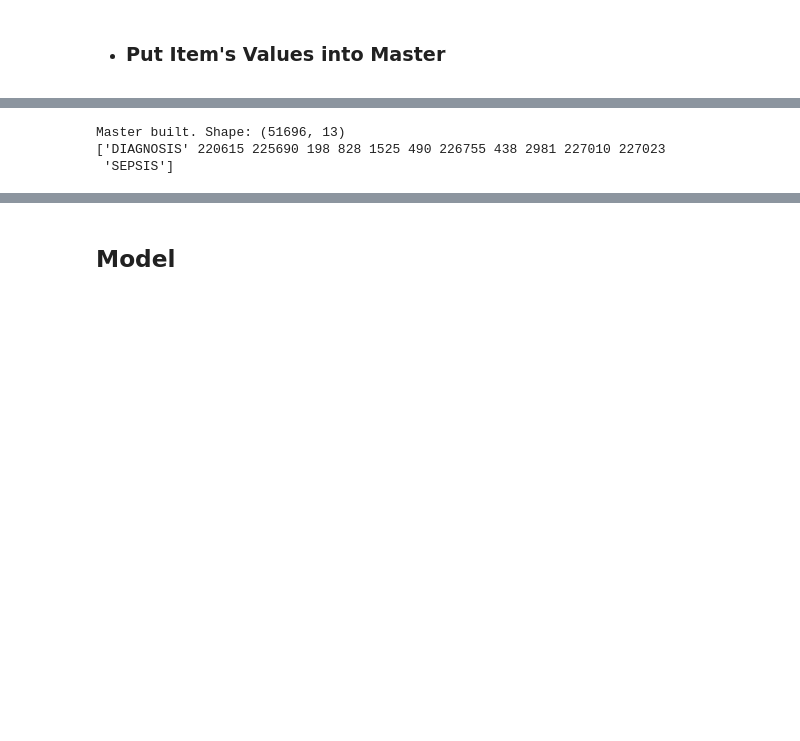
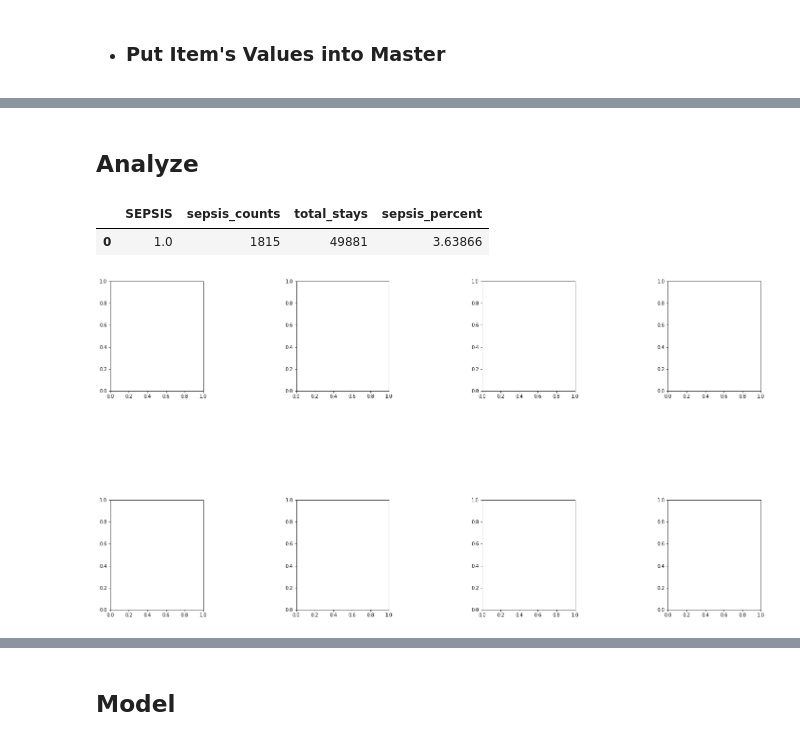
Before and after one commit to TCSS-555-Machine-Learning/Project-3-Sepsis, a Jupyter notebook: Sepsis.ipynb, the cells around one changed output, grey strips where cells are left out. Drawn from its saved outputs; the diff is of its cells as text; code cells hidden in the pictures; blank space fills up the shorter version.

```diff
--- a/Sepsis.ipynb
+++ b/Sepsis.ipynb
@@ -147,10 +180,0 @@ master = master.reindex(columns= cols).reset_index()
-# %%
-# remove unnecessary columns
-master.drop(['ICUSTAY_ID','HADM_ID','SUBJECT_ID', ], axis=1, inplace=True)
-# print(master.head(2))
-print('Master built. Shape: {}'.format(master.shape))
-print(master.columns.values)
-# %% [output]
-Master built. Shape: (51696, 13)
-['DIAGNOSIS' 220615 225690 198 828 1525 490 226755 438 2981 227010 227023
- 'SEPSIS']
@@ -163,0 +181,24 @@ master = shuffle(master)
+# %% [markdown]
+## Analyze
+# %%
+sepsis_only = master[master['SEPSIS']==1]
+
+fig, axes = plt.subplots(nrows=2, ncols=4, figsize=(15,15))
+fig.tight_layout() # Or equivalently,  "plt.tight_layout()"
+fig.set_size_inches(20, 10)
+plt.subplots_adjust(wspace=1, hspace=1)
+
+# Gender
+g = sepsis_only.groupby(['SEPSIS']).size().reset_index(name='sepsis_counts')
+g['total_stays'] = master.groupby(['SEPSIS']).size().reset_index(name='total_stays')['total_stays']
+g['sepsis_percent'] = g.apply(lambda row: row.sepsis_counts / row.total_stays * 100, axis=1)
+g
+# g = g.drop(columns=['sepsis_counts','total_stays'])
+# g.iloc[0, g.columns.get_loc('SEPSIS')] = 'No Sepsis'
+# g.iloc[1, g.columns.get_loc('SEPSIS')] = 'Sepsis'
+# g = g.set_index('gender')
+# g.plot.bar(subplots=True, legend=None, ax=axes[0,0], rot=0, fontsize=12)
+# %% [output]
+|  | SEPSIS | sepsis_counts | total_stays | sepsis_percent |
+| 0 | 1.0 | 1815 | 49881 | 3.63866 |
+[figure, added]
```
Also changed, not shown: parts of 15 cells of this notebook.
